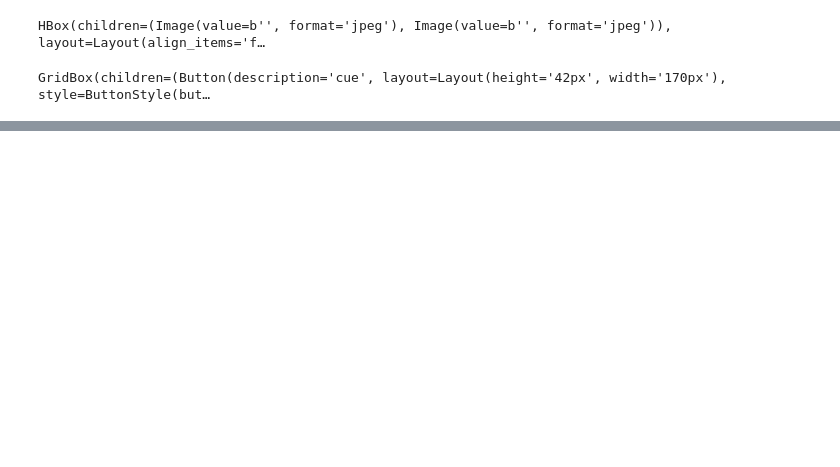
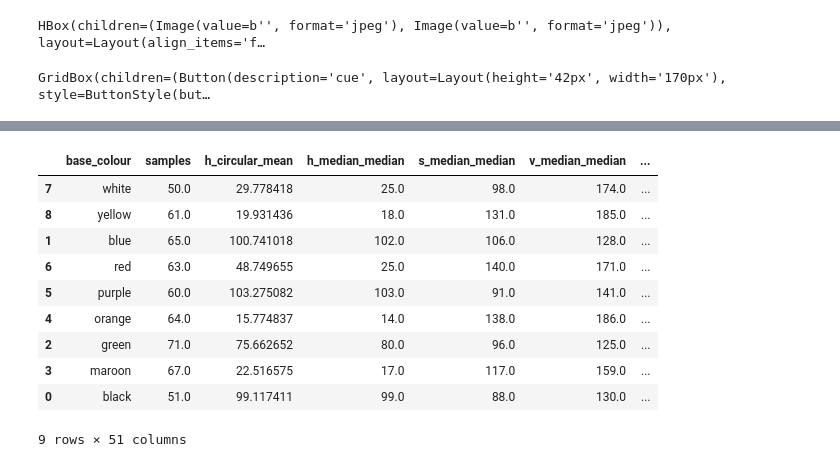
Before and after one commit to Alejandro-131004/Computer-Vision, a Jupyter notebook: assigment1.ipynb, the cells around one changed output, grey strips where cells are left out. Drawn from its saved outputs; the diff is of its cells as text; code cells hidden in the pictures; blank space fills up the shorter version.

```diff
--- a/assigment1.ipynb
+++ b/assigment1.ipynb
@@ -1594,0 +1854,31 @@ GridBox(children=(Button(description='cue', layout=Layout(height='42px', width='
+# %%
+# ============================================================
+# Summary by base colour
+# ============================================================
+
+base_colour_summary = (
+    df.groupby("base_colour", dropna=False)
+      .apply(summarise_group)
+      .reset_index()
+)
+
+base_colour_summary["base_colour"] = pd.Categorical(
+    base_colour_summary["base_colour"],
+    categories=BASE_COLOUR_ORDER,
+    ordered=True
+)
+
+base_colour_summary = base_colour_summary.sort_values("base_colour")
+base_colour_summary
+# %% [output]
+|  | base_colour | samples | h_circular_mean | h_median_median | s_median_median | v_median_median | ... |
+| 7 | white | 50.0 | 29.778418 | 25.0 | 98.0 | 174.0 | ... |
+| 8 | yellow | 61.0 | 19.931436 | 18.0 | 131.0 | 185.0 | ... |
+| 1 | blue | 65.0 | 100.741018 | 102.0 | 106.0 | 128.0 | ... |
+| 6 | red | 63.0 | 48.749655 | 25.0 | 140.0 | 171.0 | ... |
+| 5 | purple | 60.0 | 103.275082 | 103.0 | 91.0 | 141.0 | ... |
+| 4 | orange | 64.0 | 15.774837 | 14.0 | 138.0 | 186.0 | ... |
+| 2 | green | 71.0 | 75.662652 | 80.0 | 96.0 | 125.0 | ... |
+| 3 | maroon | 67.0 | 22.516575 | 17.0 | 117.0 | 159.0 | ... |
+| 0 | black | 51.0 | 99.117411 | 99.0 | 88.0 | 130.0 | ... |
+9 rows × 51 columns
```
Also changed, not shown: parts of 9 cells of this notebook, 3 other files.
